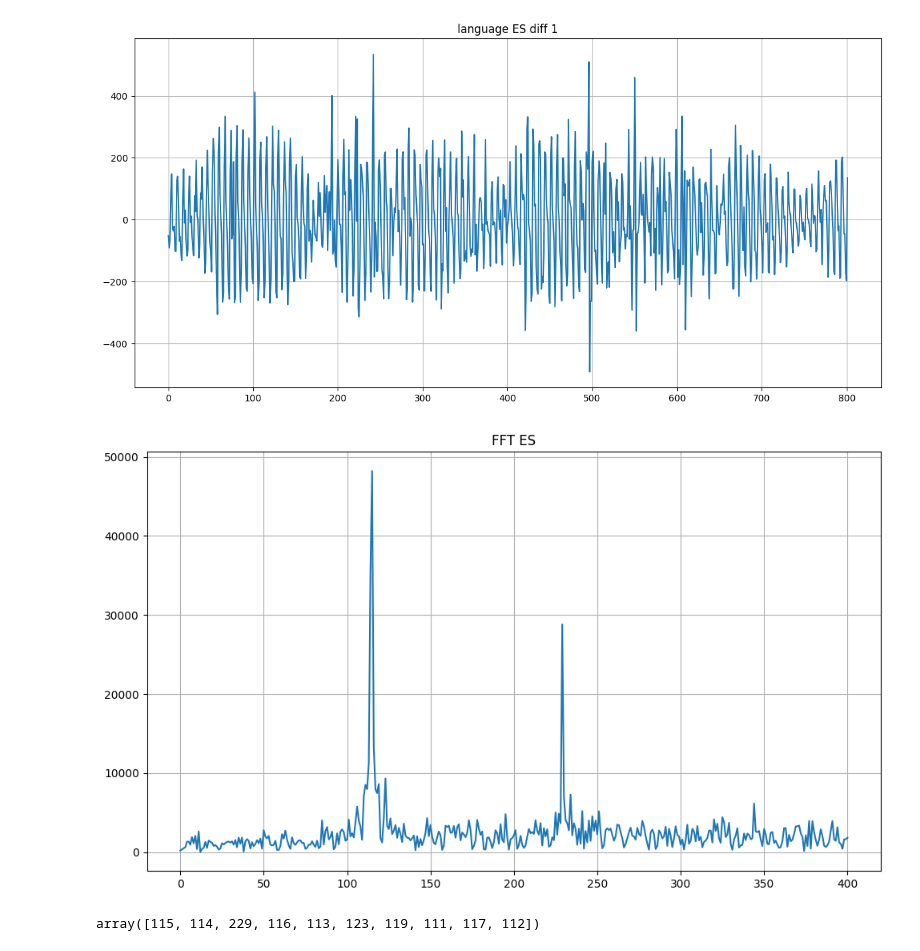
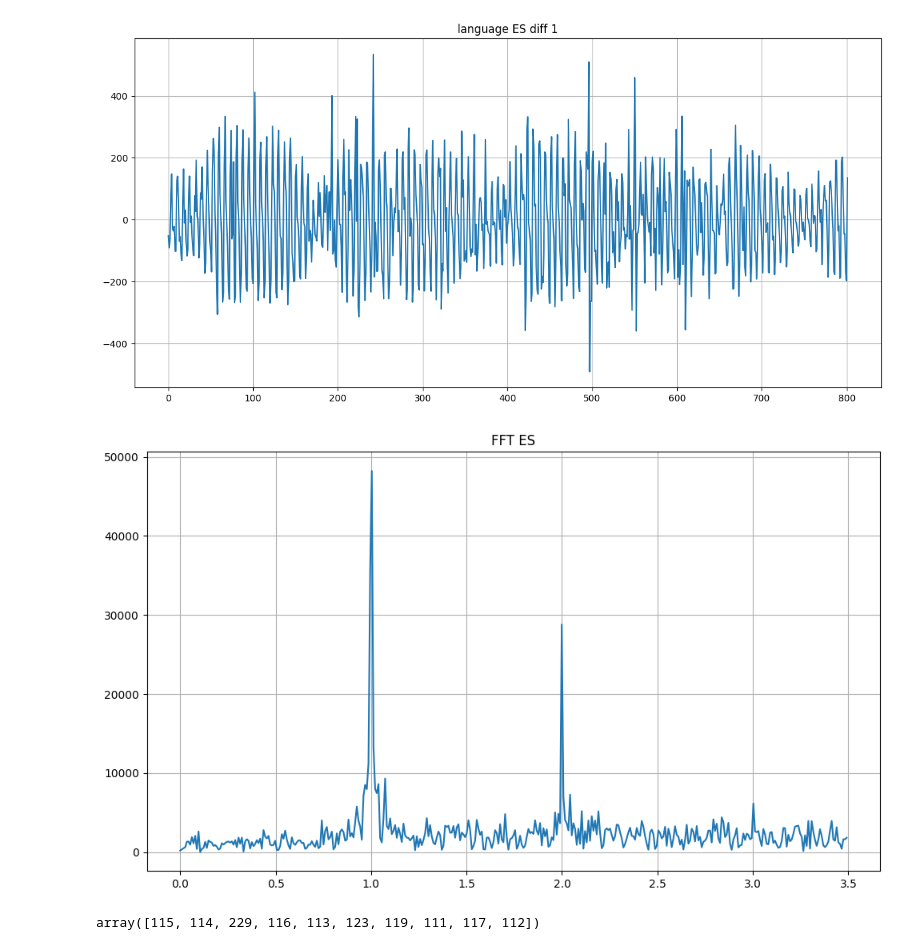
Before and after one commit to btbcy/ds_final, a Jupyter notebook: fft.ipynb, the cells around one changed output. Saved outputs shown, nothing was run; the diff lists cells and outputs as text; code cells hidden in the pictures.

```diff
--- a/fft.ipynb
+++ b/fft.ipynb
@@ -118,13 +124,14 @@ plt.show()
 # %%
 plt.figure(figsize=(10, 6))
 yf = abs(scipy.fft.fft(array_diff_lang))
-plt.plot(yf[:len(yf) // 2])
+xf = np.arange(len(yf)) / len(yf) * 7
+plt.plot(xf[:len(yf) // 2], yf[:len(yf) // 2])
 plt.title(f'FFT {language_select.upper()}')
 plt.grid()
 plt.tight_layout()
 plt.show()
 # %% [output]
-[figure, old version]
+[figure, new version]
 # %%
 np.argsort(-yf[:len(yf) // 2])[:10]
 # %% [output]
```
Also changed, not shown: parts of 9 cells of this notebook.
